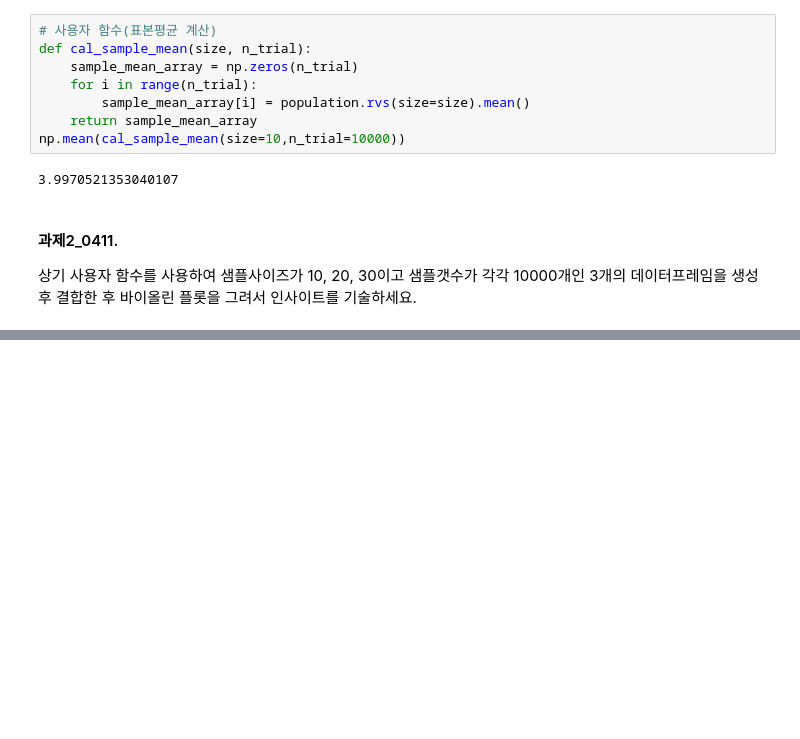
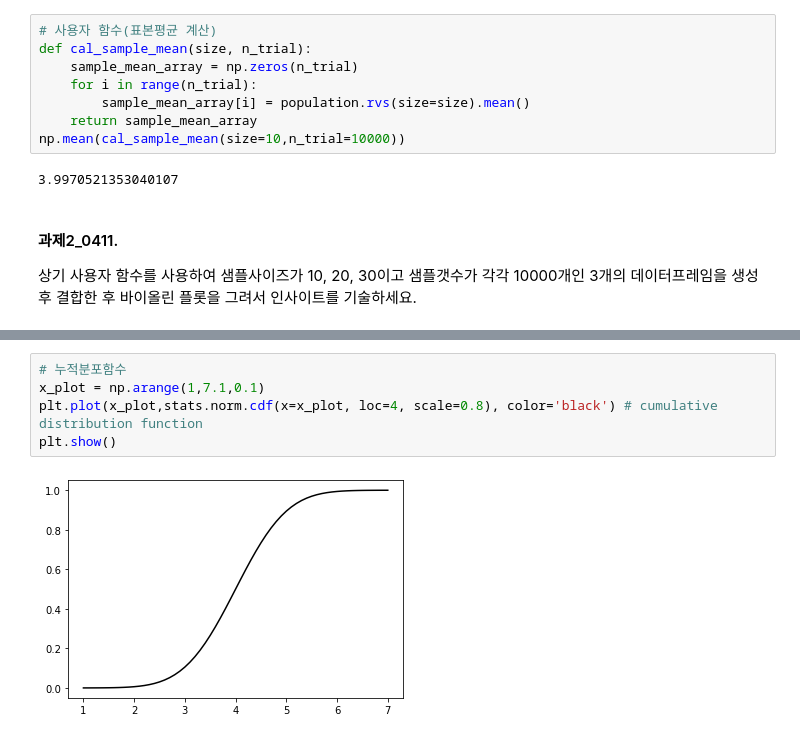
Before and after one commit to bnv20/kdt9, a Jupyter notebook: m3_통계수학/stat2_guide.ipynb, the cells around one changed output, grey strips where cells are left out. Saved outputs shown, nothing was run; the diff lists cells and outputs as text; blank space fills up the shorter version.

```diff
--- a/m3_통계수학/stat2_guide.ipynb
+++ b/m3_통계수학/stat2_guide.ipynb
@@ -341,0 +374,7 @@ np.mean(cal_sample_mean(size=10,n_trial=10000))
+# %%
+# 누적분포함수
+x_plot = np.arange(1,7.1,0.1)
+plt.plot(x_plot,stats.norm.cdf(x=x_plot, loc=4, scale=0.8), color='black') # cumulative distribution function
+plt.show()
+# %% [output]
+[figure, added]
```
Also changed, not shown: parts of 25 cells of this notebook.
